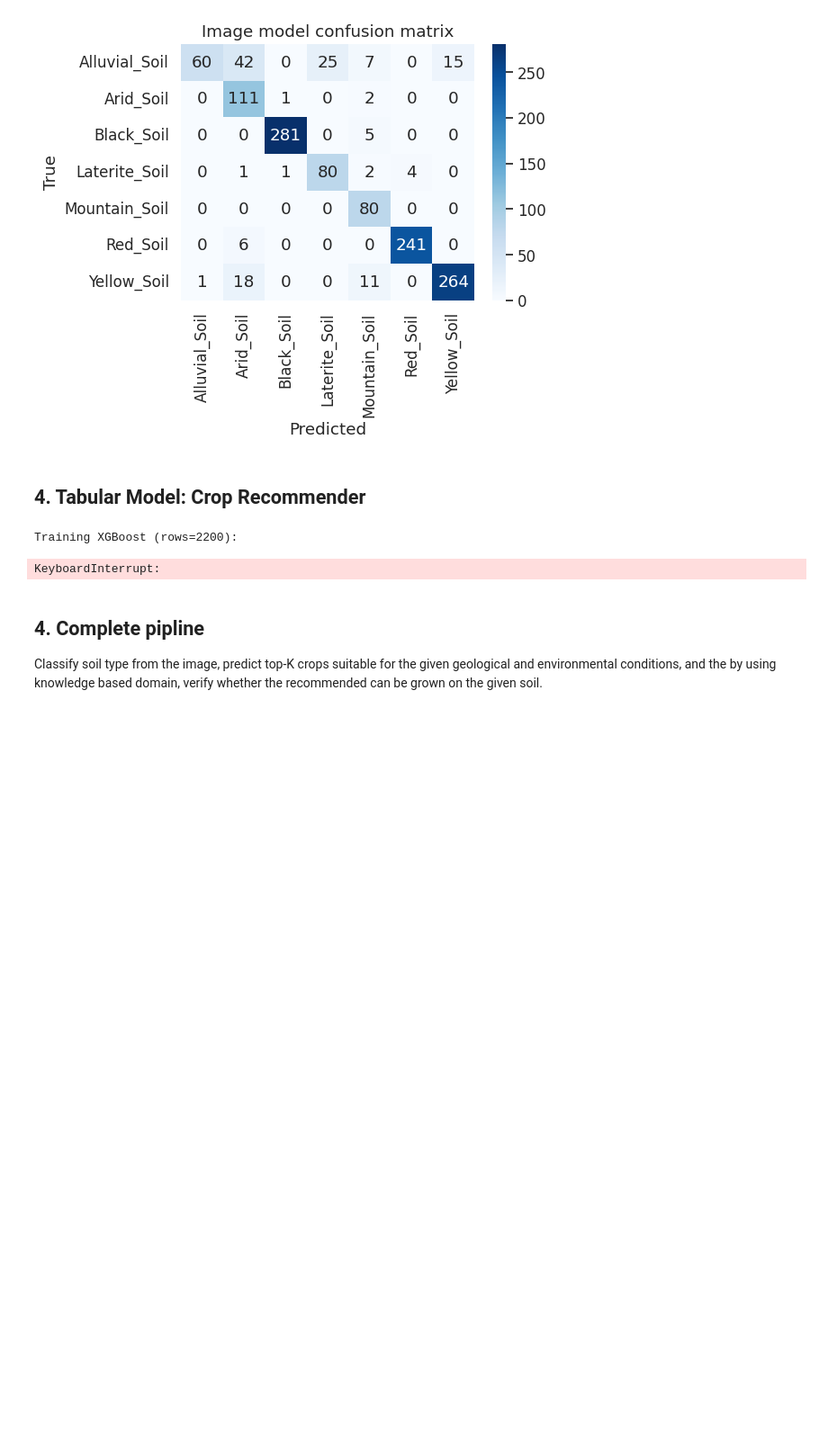
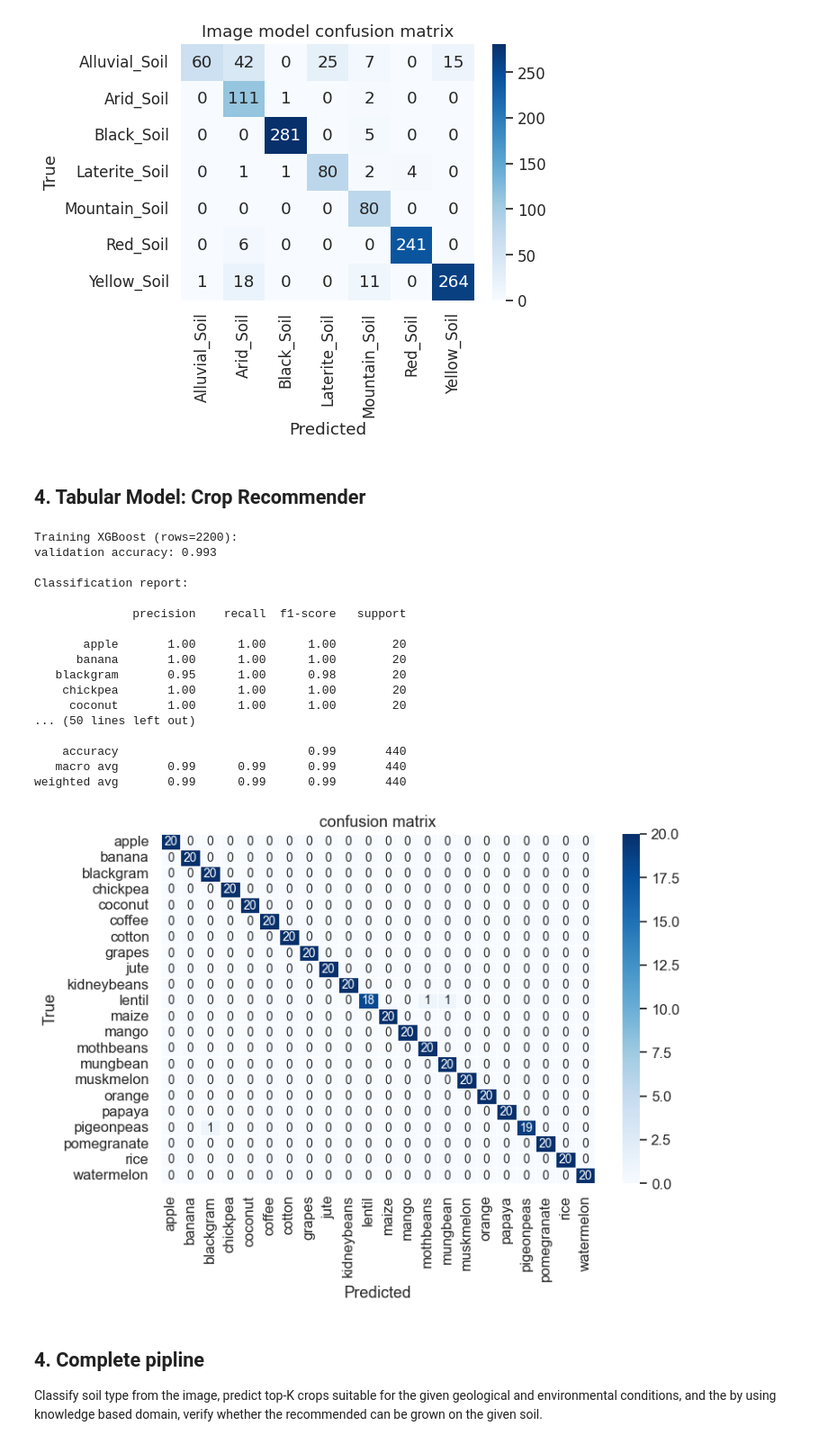
Before and after one commit to Deadman621/crop-rs, a Jupyter notebook: rs.ipynb, the cells around one changed output. Shown at 90% size. Drawn from its saved outputs; the diff is of its cells as text; code cells hidden in the pictures; blank space fills up the shorter version.

Commit message:
fix confussion matrix image issues

```diff
--- a/rs.ipynb
+++ b/rs.ipynb
@@ -369,36 +369,52 @@ clf.fit(
     y_train,
     sample_weight=train_weights,
     eval_set=[(X_val, y_val)],
     verbose=False,
 )
 
 y_pred = clf.predict_proba(X_val).argmax(axis=1)
 acc = accuracy_score(y_val, y_pred)
 print(f"validation accuracy: {acc:.3f}")
 print("\nClassification report:\n")
 print(classification_report(y_val, y_pred, target_names=label_encoder.classes_))
 
 cm = confusion_matrix(y_val, y_pred)
-fig, ax = plt.subplots(figsize=(5, 4))
-sns.heatmap(cm, annot=True, fmt="d", cmap="Blues", xticklabels=label_encoder.classes_, yticklabels=label_encoder.classes_, ax=ax)
+fig, ax = plt.subplots(figsize=(8, 6))
+sns.heatmap(cm, annot=True, fmt="d", cmap="Blues", xticklabels=label_encoder.classes_, yticklabels=label_encoder.classes_, ax=ax, linewidths=0.5, annot_kws={"size": 10})
 ax.set_xlabel("Predicted")
 ax.set_ylabel("True")
 ax.set_title(f"confusion matrix")
 plt.tight_layout()
 plt.show()
 
 meta = {
     "label_encoder": label_encoder,
     "feat_encoders": feat_encoders,
     "medians": medians,
     "cat_cols": cat_cols,
     "feature_order": X.columns.tolist(),
 }
 
 xgb_model = {"model": clf, "meta": meta}
 # %% [output]
 Training XGBoost (rows=2200):
+validation accuracy: 0.993
+
+Classification report:
+
+              precision    recall  f1-score   support
+
+       apple       1.00      1.00      1.00        20
+      banana       1.00      1.00      1.00        20
+   blackgram       0.95      1.00      0.98        20
+    chickpea       1.00      1.00      1.00        20
+     coconut       1.00      1.00      1.00        20
+... (50 lines left out)
+
+    accuracy                           0.99       440
+   macro avg       0.99      0.99      0.99       440
+weighted avg       0.99      0.99      0.99       440
-KeyboardInterrupt:
+[figure, added]
 # %% [markdown]
 ## 4. Complete pipline
 Classify soil type from the image, predict top-K crops suitable for the given geological and environmental conditions, and the by using knowledge based domain, verify whether the recommended can be grown on the given soil.
```
